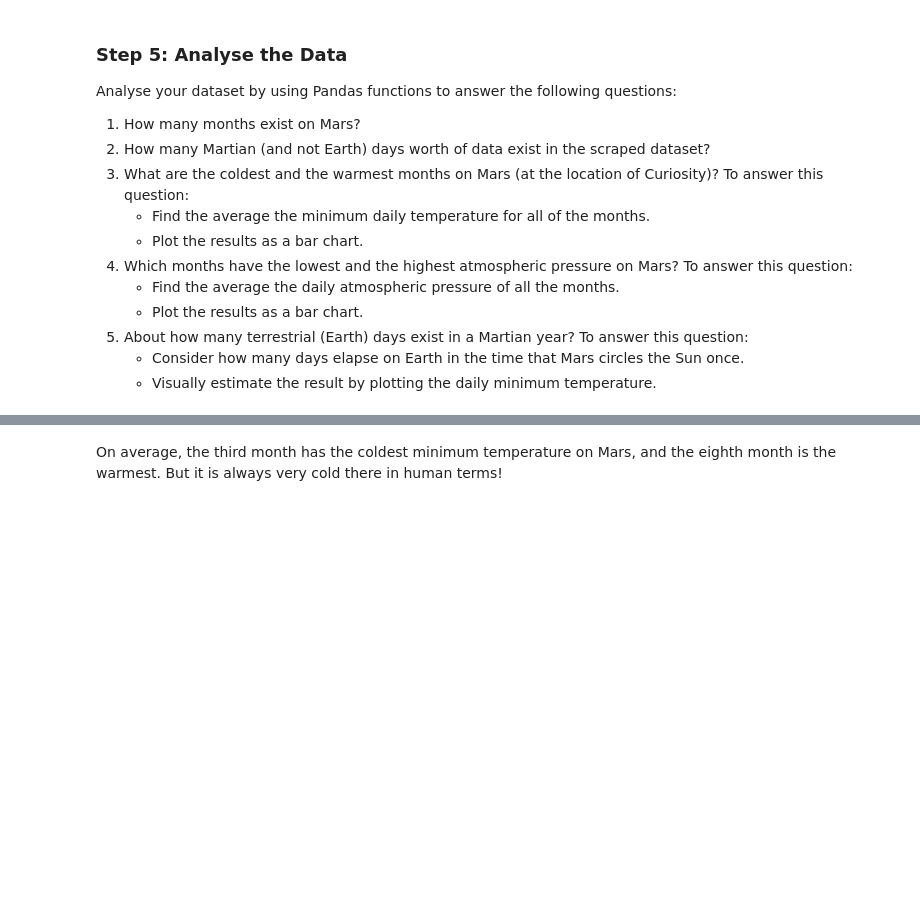
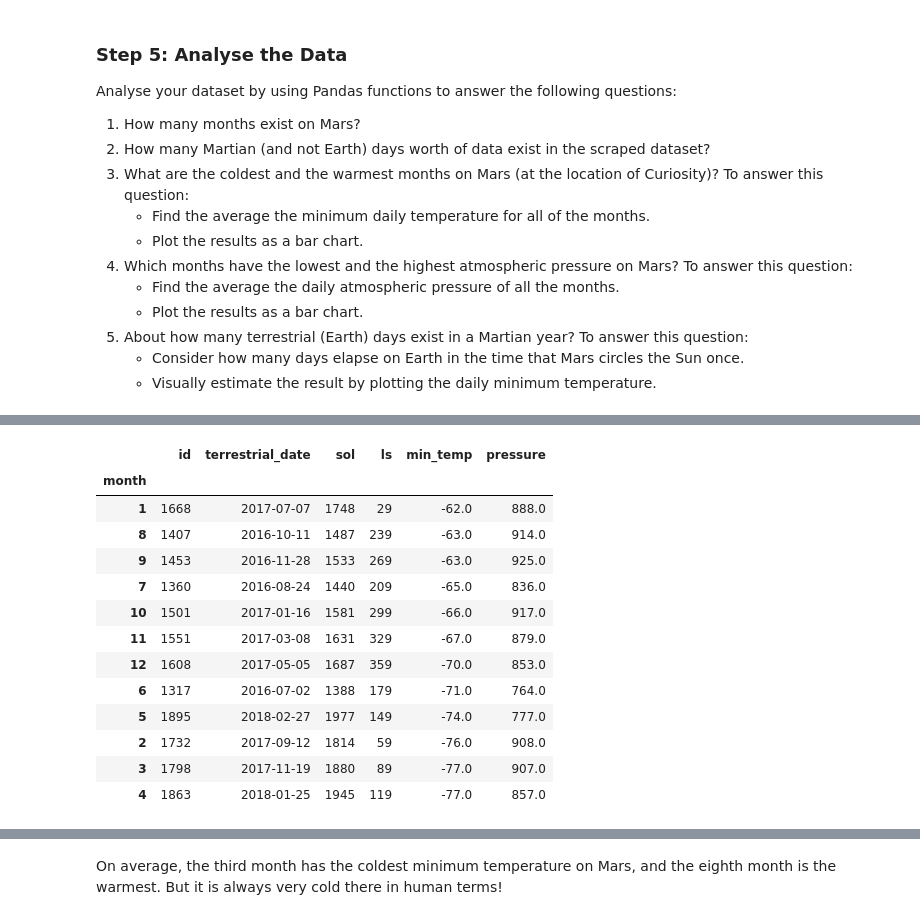
Before and after one commit to lcardsvr/Module-11-Challenge, a Jupyter notebook: part_2_mars_weather.ipynb, the cells around one changed output, grey strips where cells are left out. Cells and saved outputs as stored; diff of their text form; code cells hidden in the pictures; blank space fills up the shorter version.

```diff
--- a/part_2_mars_weather.ipynb
+++ b/part_2_mars_weather.ipynb
@@ -234,0 +322,17 @@ Analyse your dataset by using Pandas functions to answer the following questions
+# %%
+hottest_temp.sort_values(by='min_temp', ascending=False)
+# %% [output]
+|  | id | terrestrial_date | sol | ls | min_temp | pressure |
+| month |  |  |  |  |  |  |
+| 1 | 1668 | 2017-07-07 | 1748 | 29 | -62.0 | 888.0 |
+| 8 | 1407 | 2016-10-11 | 1487 | 239 | -63.0 | 914.0 |
+| 9 | 1453 | 2016-11-28 | 1533 | 269 | -63.0 | 925.0 |
+| 7 | 1360 | 2016-08-24 | 1440 | 209 | -65.0 | 836.0 |
+| 10 | 1501 | 2017-01-16 | 1581 | 299 | -66.0 | 917.0 |
+| 11 | 1551 | 2017-03-08 | 1631 | 329 | -67.0 | 879.0 |
+| 12 | 1608 | 2017-05-05 | 1687 | 359 | -70.0 | 853.0 |
+| 6 | 1317 | 2016-07-02 | 1388 | 179 | -71.0 | 764.0 |
+| 5 | 1895 | 2018-02-27 | 1977 | 149 | -74.0 | 777.0 |
+| 2 | 1732 | 2017-09-12 | 1814 | 59 | -76.0 | 908.0 |
+| 3 | 1798 | 2017-11-19 | 1880 | 89 | -77.0 | 907.0 |
+| 4 | 1863 | 2018-01-25 | 1945 | 119 | -77.0 | 857.0 |
```
Also changed, not shown: parts of 14 cells of this notebook.
